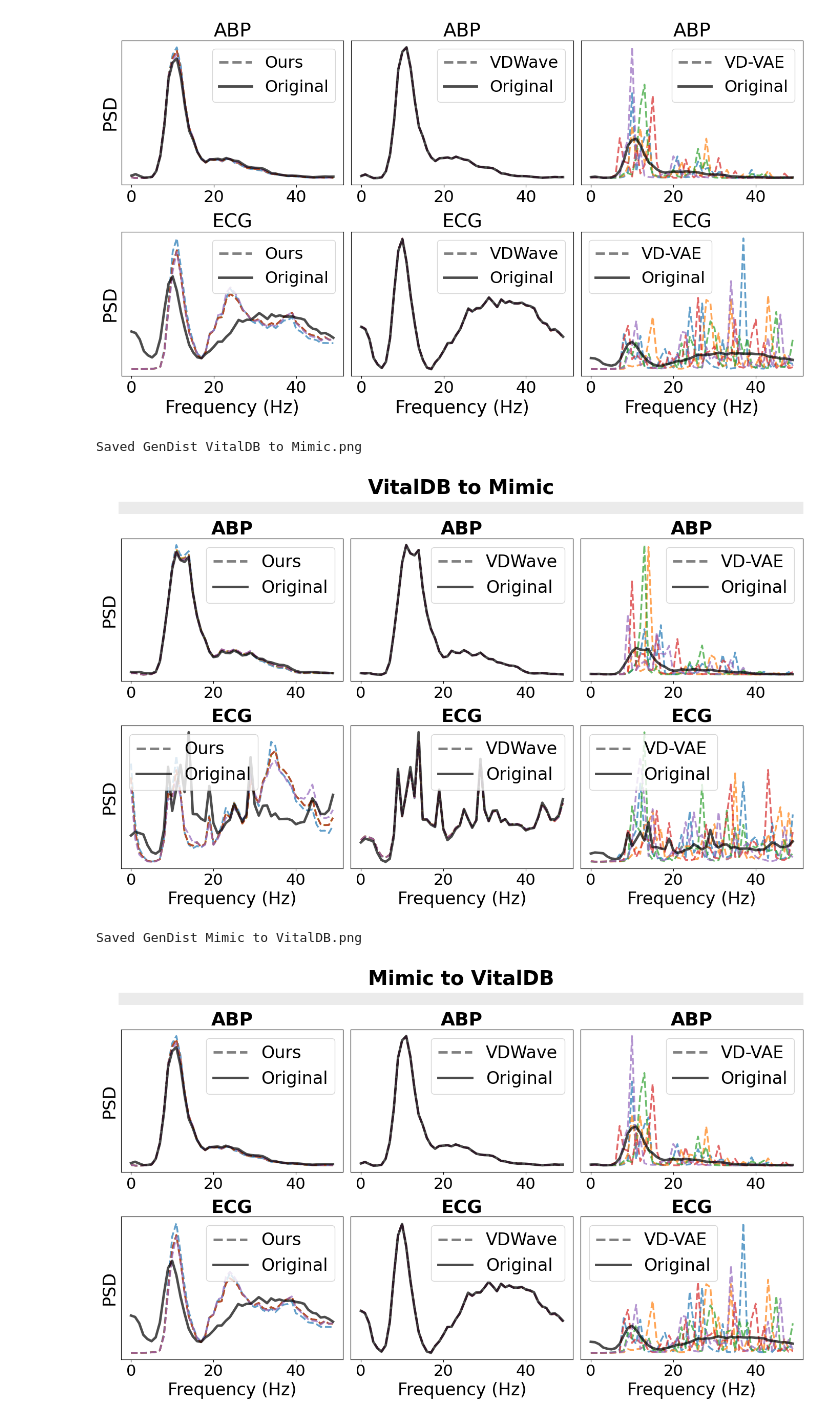
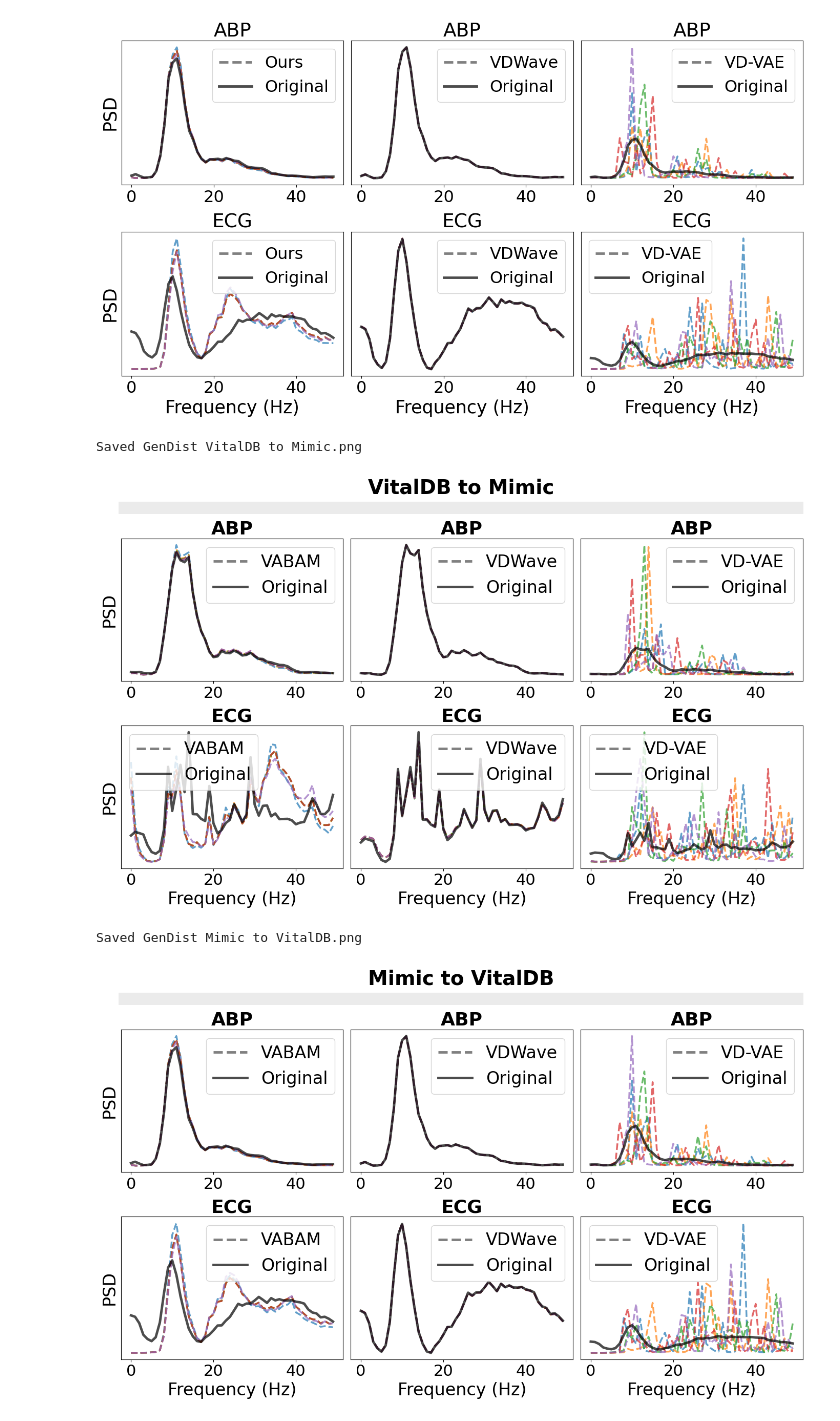
Before and after one commit to cherishleon/VABAM, a Jupyter notebook: VisualizationGendist.ipynb, the cells around one changed output. Drawn from its saved outputs; the diff is of its cells as text; code cells hidden in the pictures.

```diff
--- a/VisualizationGendist.ipynb
+++ b/VisualizationGendist.ipynb
@@ -516,7 +516,7 @@ up_keys = ['ART_VitalDB', 'ART_Mimic', 'II_VitalDB', 'II_Mimic']
 
 def get_model_label(dn_key):
     if 'SKZFC' in dn_key:
-        return 'Ours'
+        return 'VABAM'
     elif 'VDWave' in dn_key:
         return 'VDWave'
     elif 'TCVAE' in dn_key:
@@ -630,7 +630,7 @@ up_keys = ['ART_VitalDB', 'ART_Mimic', 'II_VitalDB', 'II_Mimic']
 
 def get_model_label(dn_key):
     if 'SKZFC' in dn_key:
-        return 'Ours'
+        return 'VABAM'
     elif 'VDWave' in dn_key:
         return 'VDWave'
     elif 'TCVAE' in dn_key:
@@ -733,33 +733,33 @@ for source, chunk in groups.items():
 
         anno = 'Mimic to VitalDB' if source == 'Mimic' else 'VitalDB to Mimic'
 
         # Add text label
         fig.text(
             (left_edge + right_edge) / 2,
             top_y + bar_height + 0.01,
             anno,
             ha='center',
             va='bottom',
             fontsize=28,
             fontweight='bold'
         )
 
     plt.tight_layout()
 
     # Adjust layout to make room for the label
     plt.subplots_adjust(top=0.92)
 
     # Save to file
     target = 'Mimic' if source == 'VitalDB' else 'VitalDB'
     filename = f"GenDist {source} to {target}.png"
     fig.savefig('./PaperWork/Figures/'+filename, dpi=300, bbox_inches='tight')
     print(f"Saved {filename}")
 
     # Display inline in the notebook
     plt.show()
     plt.close(fig)
 # %% [output]
 Saved GenDist VitalDB to Mimic.png
-[figure, old version]
+[figure, new version]
 Saved GenDist Mimic to VitalDB.png
-[figure, old version]
+[figure, new version]
```
Also changed, not shown: parts of 1 cell of this notebook.
